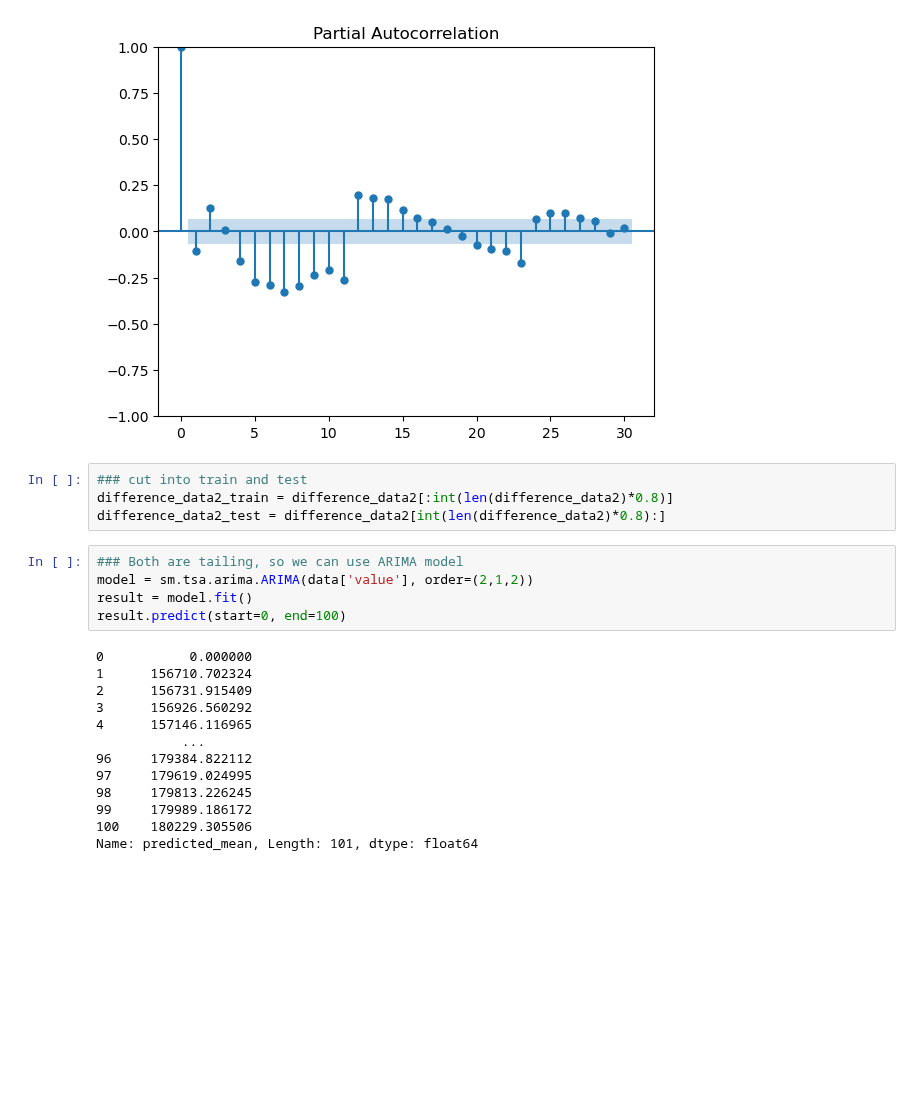
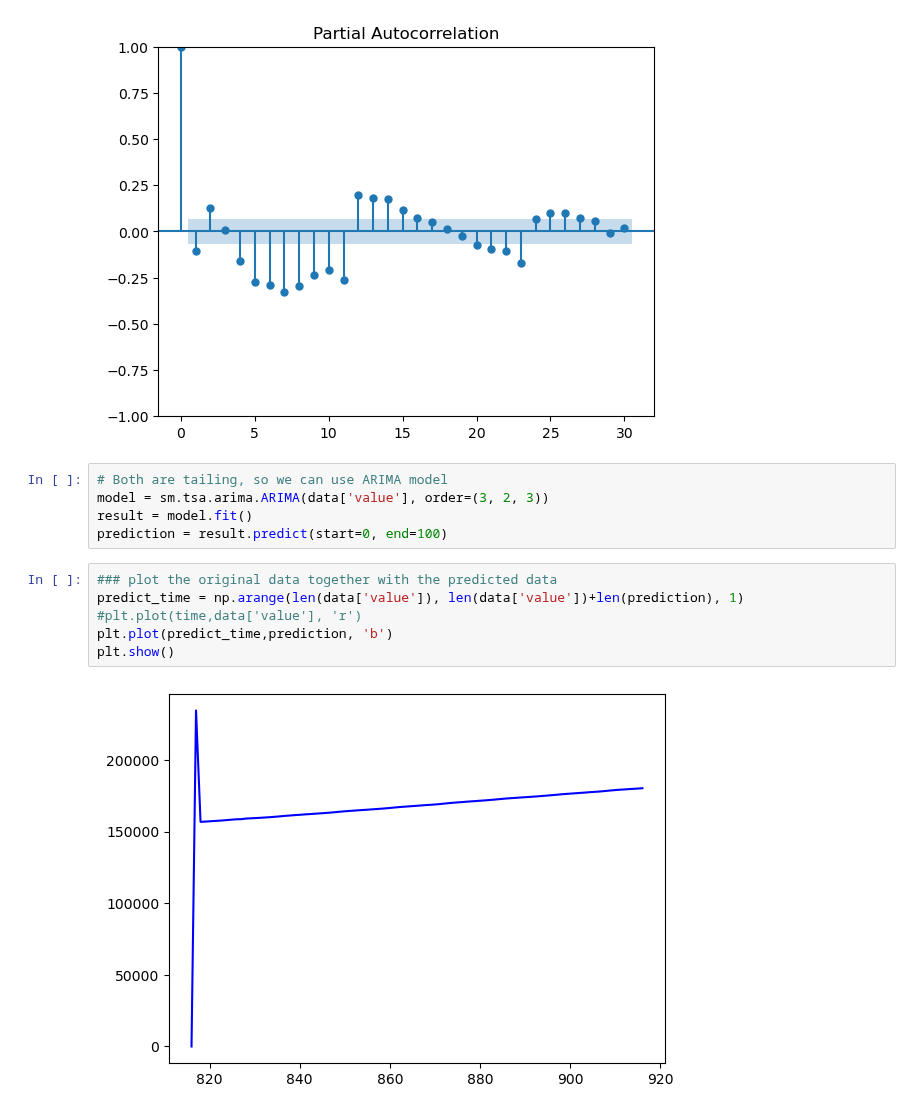
Before and after one commit to SILENT-GUO/MCM_works, a Jupyter notebook: 模型相关/时间序列.ipynb, the cells around one changed output. Saved outputs shown, nothing was run; the diff lists cells and outputs as text; blank space fills up the shorter version.

```diff
--- a/模型相关/时间序列.ipynb
+++ b/模型相关/时间序列.ipynb
@@ -313,25 +314,16 @@ plot_pacf(difference_data2)
 [figure]
 [figure]
 [figure]
-# %%
-### cut into train and test
-difference_data2_train = difference_data2[:int(len(difference_data2)*0.8)]
-difference_data2_test = difference_data2[int(len(difference_data2)*0.8):]
 # %%
-### Both are tailing, so we can use ARIMA model
-model = sm.tsa.arima.ARIMA(data['value'], order=(2,1,2))
+# Both are tailing, so we can use ARIMA model
+model = sm.tsa.arima.ARIMA(data['value'], order=(3, 2, 3))
 result = model.fit()
-result.predict(start=0, end=100)
+prediction = result.predict(start=0, end=100)
-# %% [output]
-0           0.000000
-1      156710.702324
-2      156731.915409
-3      156926.560292
-4      157146.116965
-           ...
-96     179384.822112
-97     179619.024995
-98     179813.226245
-99     179989.186172
-100    180229.305506
-Name: predicted_mean, Length: 101, dtype: float64
+# %%
+### plot the original data together with the predicted data
+predict_time = np.arange(len(data['value']), len(data['value'])+len(prediction), 1)
+#plt.plot(time,data['value'], 'r')
+plt.plot(predict_time,prediction, 'b')
+plt.show()
+# %% [output]
+[figure, added]
```
Also changed, not shown: parts of 2 cells of this notebook, 4 other files.
